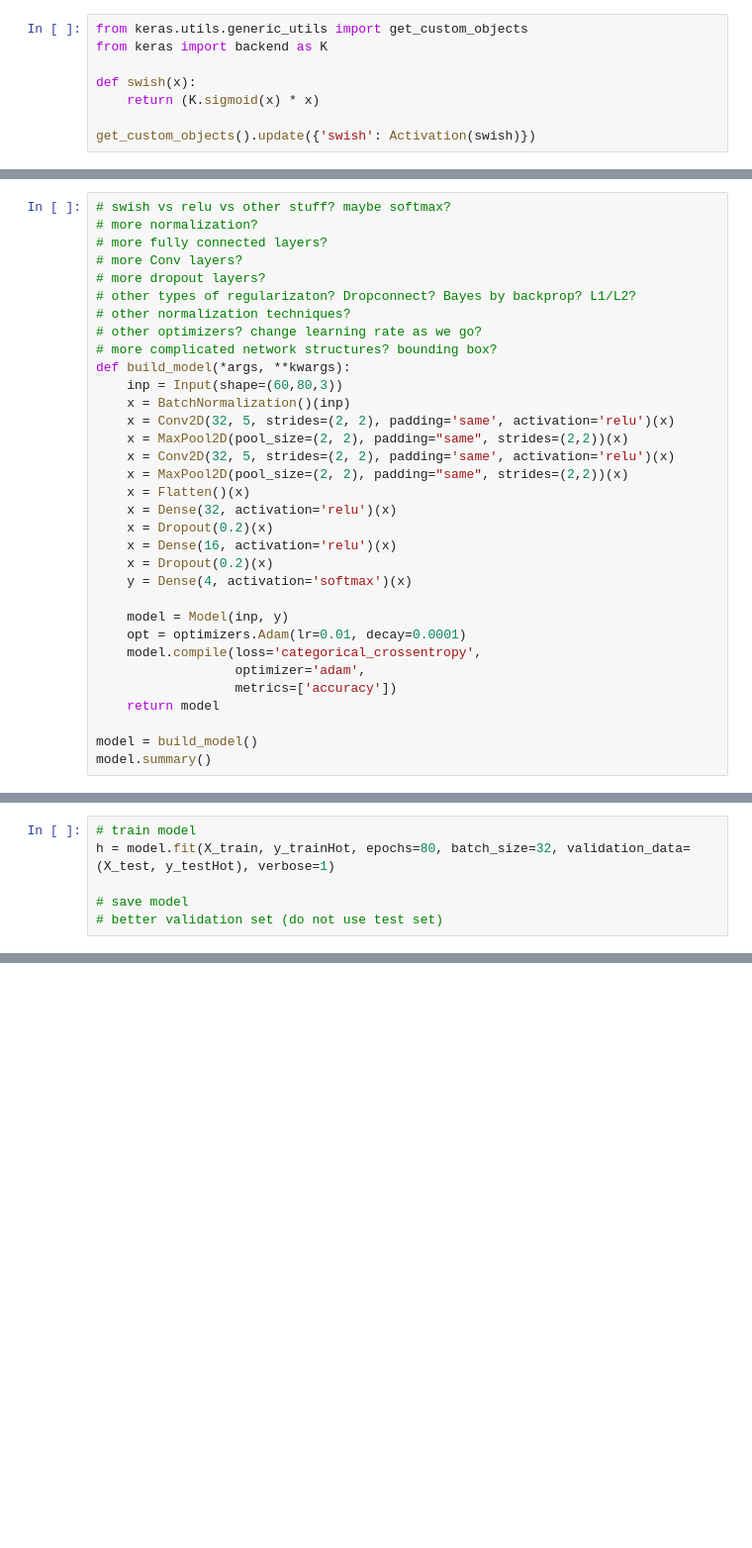
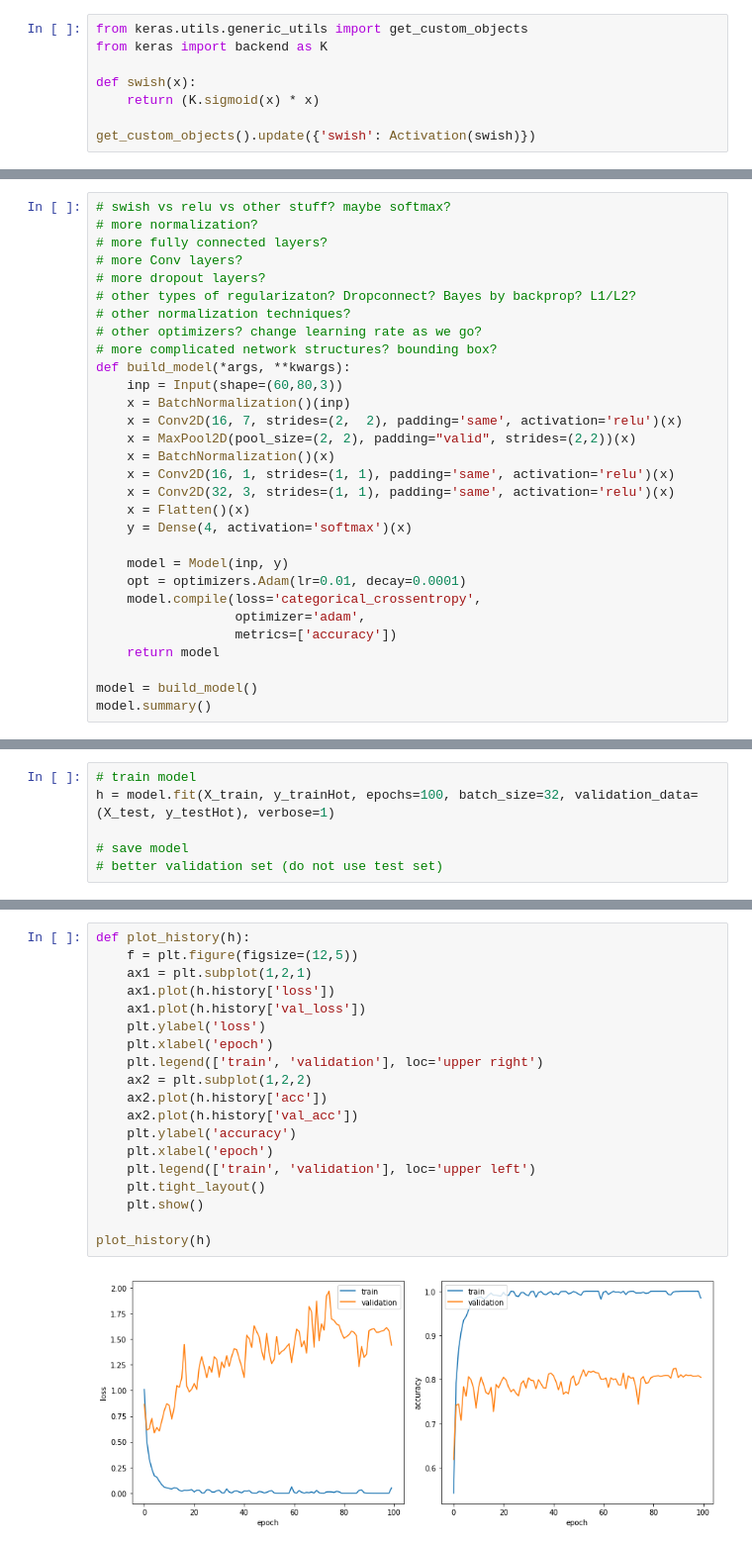
Before and after one commit to dna-witch/blood, a Jupyter notebook: Blood.ipynb, the cells around one changed output, grey strips where cells are left out. Shown at 99% size. Cells and saved outputs as stored; diff of their text form; blank space fills up the shorter version.

Commit message:
Adds metrics for evaluating models

```diff
--- a/Blood.ipynb
+++ b/Blood.ipynb
@@ -101,15 +136,12 @@ plot_images(X_train[0:100], rows=10, figsize=(20,20))
 def build_model(*args, **kwargs):
     inp = Input(shape=(60,80,3))
     x = BatchNormalization()(inp)
-    x = Conv2D(32, 5, strides=(2, 2), padding='same', activation='relu')(x)
-    x = MaxPool2D(pool_size=(2, 2), padding="same", strides=(2,2))(x)
-    x = Conv2D(32, 5, strides=(2, 2), padding='same', activation='relu')(x)
-    x = MaxPool2D(pool_size=(2, 2), padding="same", strides=(2,2))(x)
+    x = Conv2D(16, 7, strides=(2,  2), padding='same', activation='relu')(x)
+    x = MaxPool2D(pool_size=(2, 2), padding="valid", strides=(2,2))(x)
+    x = BatchNormalization()(x)
+    x = Conv2D(16, 1, strides=(1, 1), padding='same', activation='relu')(x)
+    x = Conv2D(32, 3, strides=(1, 1), padding='same', activation='relu')(x)
     x = Flatten()(x)
-    x = Dense(32, activation='relu')(x)
-    x = Dropout(0.2)(x)
-    x = Dense(16, activation='relu')(x)
-    x = Dropout(0.2)(x)
     y = Dense(4, activation='softmax')(x)
 
     model = Model(inp, y)
@@ -141,7 +173,7 @@ Non-trainable params: 166
 _________________________________________________________________
 # %%
 # train model
-h = model.fit(X_train, y_trainHot, epochs=80, batch_size=32, validation_data=(X_test, y_testHot), verbose=1)
+h = model.fit(X_train, y_trainHot, epochs=100, batch_size=32, validation_data=(X_test, y_testHot), verbose=1)
 
 # save model
 # better validation set (do not use test set)
@@ -176,0 +208,21 @@ model.evaluate(X_test, y_testHot, batch_size=128)
+# %%
+def plot_history(h):
+    f = plt.figure(figsize=(12,5))
+    ax1 = plt.subplot(1,2,1)
+    ax1.plot(h.history['loss'])
+    ax1.plot(h.history['val_loss'])
+    plt.ylabel('loss')
+    plt.xlabel('epoch')
+    plt.legend(['train', 'validation'], loc='upper right')
+    ax2 = plt.subplot(1,2,2)
+    ax2.plot(h.history['acc'])
+    ax2.plot(h.history['val_acc'])
+    plt.ylabel('accuracy')
+    plt.xlabel('epoch')
+    plt.legend(['train', 'validation'], loc='upper left')
+    plt.tight_layout()
+    plt.show()
+
+plot_history(h)
+# %% [output]
+[figure, added]
```
Also changed, not shown: parts of 15 cells of this notebook.
